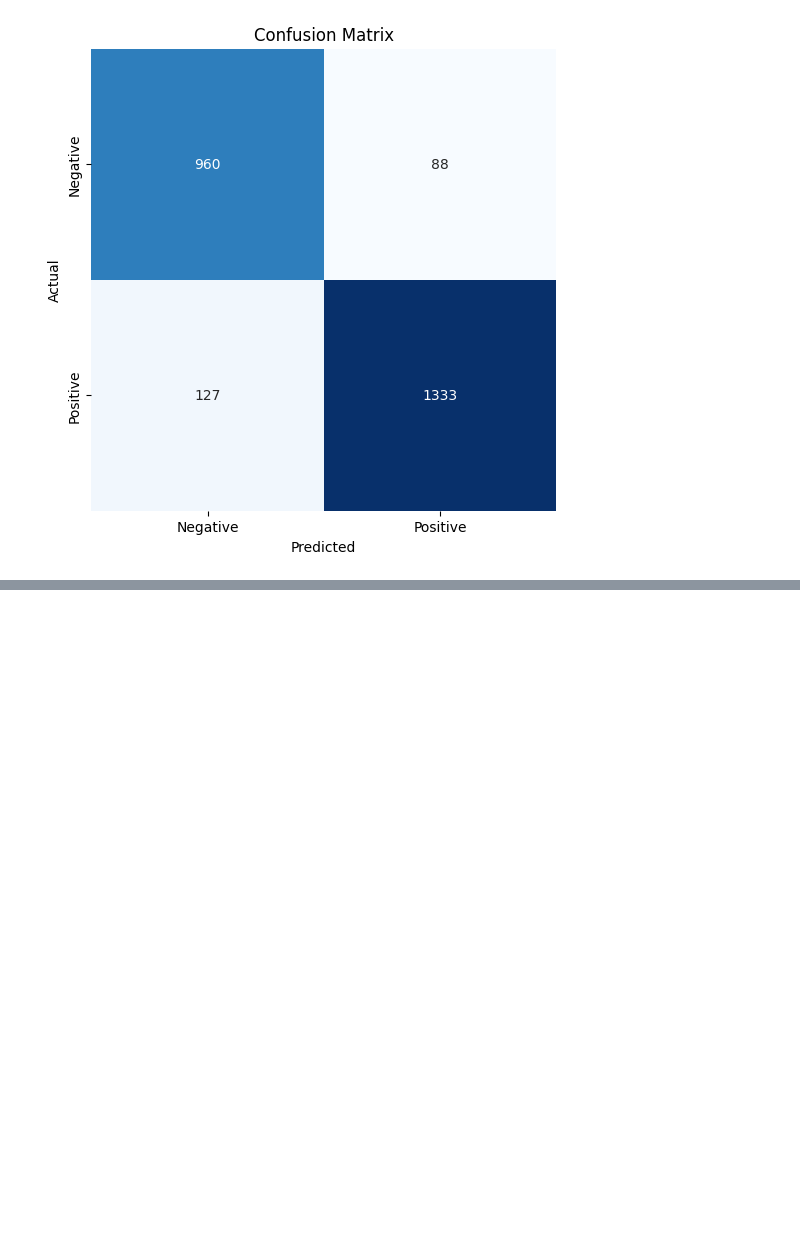
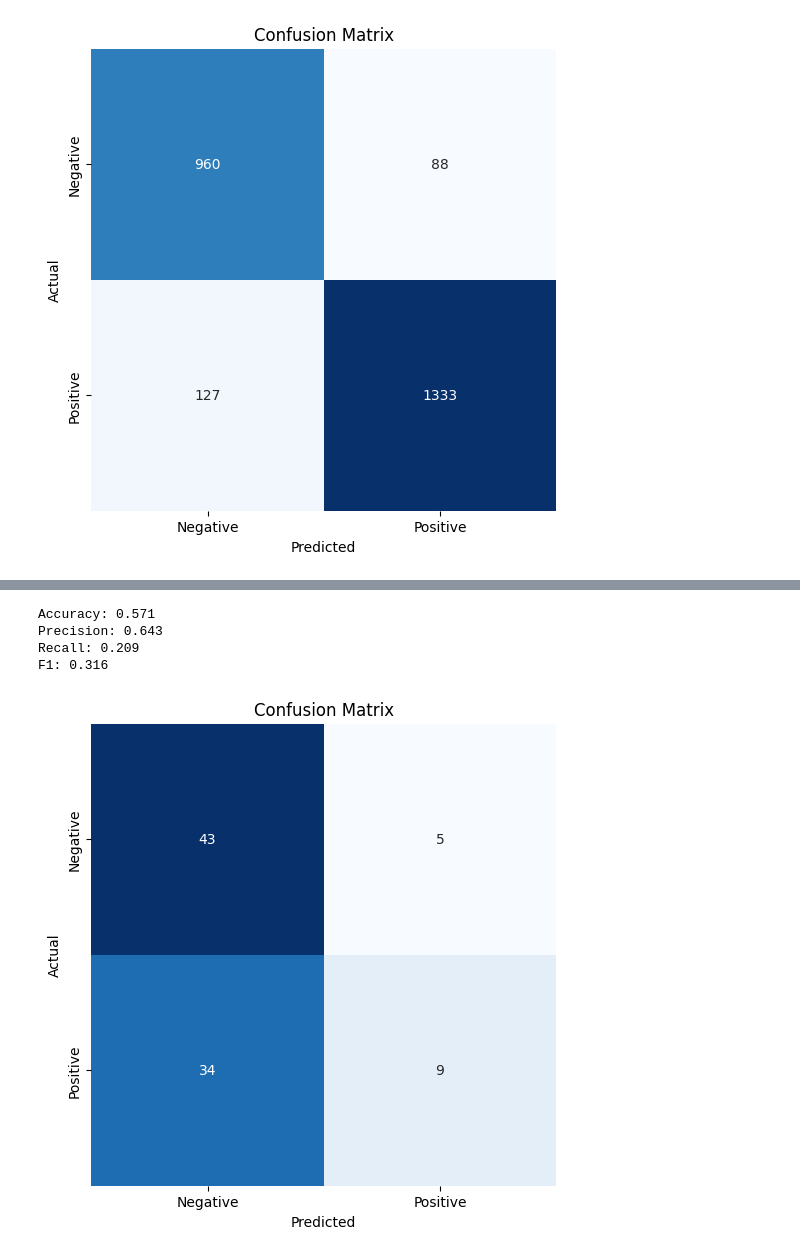
Before and after one commit to Pikurrot/MED-GIA, a Jupyter notebook: AnomalyDetection/inference.ipynb, the cells around one changed output, grey strips where cells are left out. Cells and saved outputs as stored; diff of their text form; code cells hidden in the pictures; blank space fills up the shorter version.

```diff
--- a/AnomalyDetection/inference.ipynb
+++ b/AnomalyDetection/inference.ipynb
@@ -236,0 +384,4 @@ F1: 0.925
+# %%
+final = pos_patches_per_patient.copy()
+final ["Pred Patient Diagnosis"] = (final["Percentage of Positive Patches"] > optimal_threshold).astype(int)
+final.head(20)
@@ -236,0 +406,25 @@ F1: 0.925
+# %%
+# confusion matrix
+cm = confusion_matrix(final["GT patient diagnosis"], final["Pred Patient Diagnosis"])
+accuracy = (cm[0, 0] + cm[1, 1]) / np.sum(cm)
+precision = cm[1, 1] / (cm[1, 1] + cm[0, 1])
+recall = cm[1, 1] / (cm[1, 1] + cm[1, 0])
+f1 = 2 * (precision * recall) / (precision + recall)
+print(f"Accuracy: {accuracy:.3f}")
+print(f"Precision: {precision:.3f}")
+print(f"Recall: {recall:.3f}")
+print(f"F1: {f1:.3f}")
+
+# plot the confusion matrix
+plt.figure(figsize=(6, 6))
+sns.heatmap(cm, annot=True, fmt="d", cmap="Blues", cbar=False, xticklabels=["Negative", "Positive"], yticklabels=["Negative", "Positive"])
+plt.xlabel("Predicted")
+plt.ylabel("Actual")
+plt.title("Confusion Matrix")
+plt.show()
+# %% [output]
+Accuracy: 0.571
+Precision: 0.643
+Recall: 0.209
+F1: 0.316
+[figure, added]
```
Also changed, not shown: parts of 11 cells of this notebook, 1 other file.
